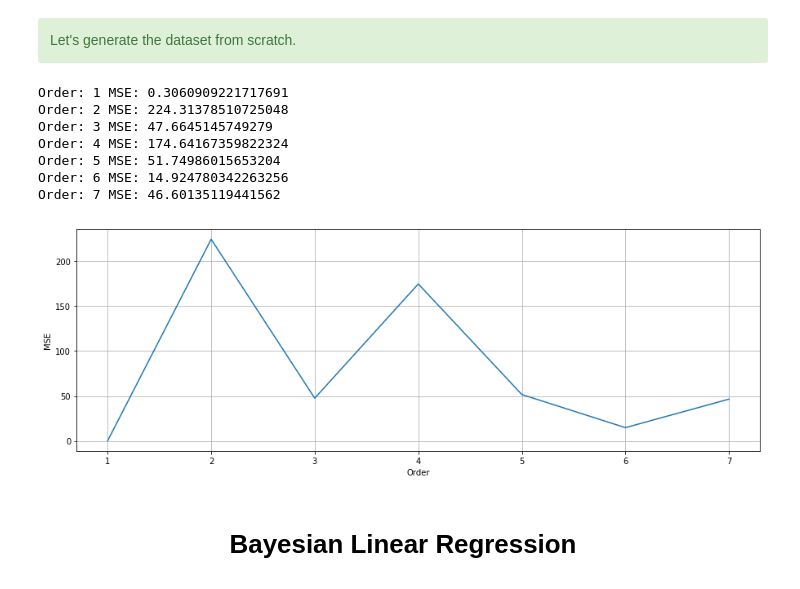
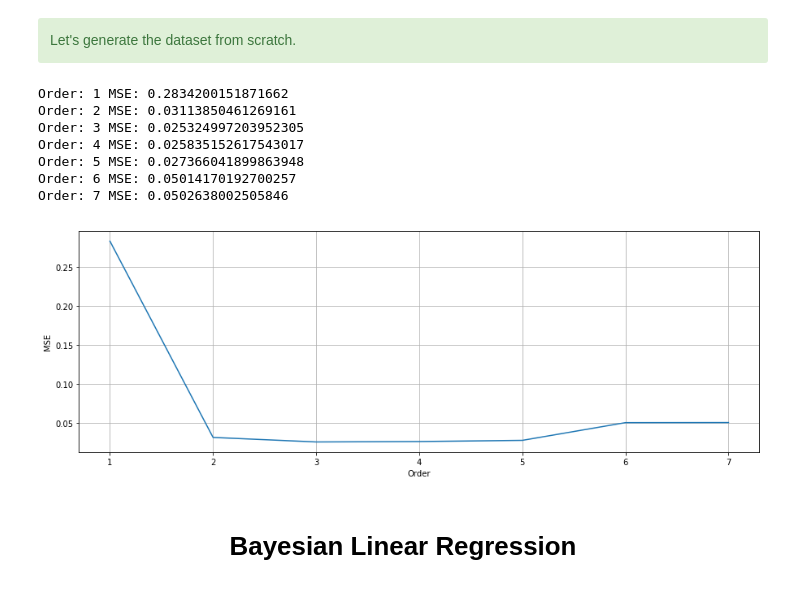
Before and after one commit to sgiammy/ASI-course, a Jupyter notebook: Lab1/linear_regression.ipynb, the cells around one changed output. Saved outputs shown, nothing was run; the diff lists cells and outputs as text; code cells hidden in the pictures.

```diff
--- a/Lab1/linear_regression.ipynb
+++ b/Lab1/linear_regression.ipynb
@@ -316,14 +306,13 @@ Write a function that, when given `x`, `t` and `x_test`, computes `w_hat` and ma
 # %%
 def predict(x, t, x_test, K=1):
 
-    """
-    TO COMPLETE
-    """
+    '''
     x = minMax.transform(x.reshape(-1,1))
     #t = minMax.transform(t.reshape(-1,1))
     x_test = minMax.transform(x_test.reshape(-1,1))
+    '''
 
-    w_hat = get_w_hat(x,t, K)
+    w_hat = get_w_hat(x, t, K)
     X_test = get_X(x_test, K)
     predictions = X_test * w_hat
 
@@ -358,8 +347,9 @@ Evaluate how the mean error changes with respect to higher order polynomial mode
 """
 
 for k in range(1, K_ex):
-    predictions_ex = predict(x_ex, t_ex, x_test_ex, k) # TO COMPLETE
-    mean_err_ex.append(np.mean(np.power(predictions_ex - t_test_ex.reshape(-1,1),2))) # TO COMPLETE
+    predictions_ex = predict(x_ex, t_ex, x_test_ex, k)
+    mse = np.square(predictions_ex - t_test_ex.reshape(-1,1)).mean()
+    mean_err_ex.append(mse)
 # %% [markdown]
 <div class="alert alert-info">
 For which polynomial order is the smallest error observed?
@@ -411,9 +401,6 @@ t_ex = 5*(x_ex**3) - x_ex**2 + x_ex + np.random.rand(50)*noise # third order plu
 # %%
 def LOOCV(data, labels, order):
 
-    """
-    TO COMPLETE
-    """
     mse_list = list()
     indices = np.arange(data.shape[0])
     for k in range(1,order):
@@ -422,33 +409,34 @@ def LOOCV(data, labels, order):
             x_tmp = data[indices != i].reshape(-1,1)
             t_tmp = labels[indices != i].reshape(-1,1)
             predictions = predict(x_tmp, t_tmp, data[indices==i].reshape(-1,1), k)
-            mse.append(np.power(predictions - labels[indices==i].reshape(-1,1),2))
-        #print(sum(mse)/50)
+
+            mse.append(np.square(predictions - labels[indices==i].reshape(-1,1)).mean())
+
         mse_list.append(np.mean(mse))
 
     return mse_list
 # %%
-mse_LOOCV = LOOCV(x_ex, t_ex, 8)
+mse_LOOCV = LOOCV(x_ex_scaled, t_ex, 8)
 
 for i in range(len(mse_LOOCV)):
     print("Order:", i+1, "MSE:", mse_LOOCV[i])
 # %% [output]
-Order: 1 MSE: 0.3060909221717691
-Order: 2 MSE: 224.31378510725048
-Order: 3 MSE: 47.6645145749279
-Order: 4 MSE: 174.64167359822324
-Order: 5 MSE: 51.74986015653204
-Order: 6 MSE: 14.924780342263256
-Order: 7 MSE: 46.60135119441562
+Order: 1 MSE: 0.2834200151871662
+Order: 2 MSE: 0.03113850461269161
+Order: 3 MSE: 0.025324997203952305
+Order: 4 MSE: 0.025835152617543017
+Order: 5 MSE: 0.027366041899863948
+Order: 6 MSE: 0.05014170192700257
+Order: 7 MSE: 0.0502638002505846
 # %%
 plt.figure(figsize=(15,5))
-plt.plot(range(1,len(mse_LOOCV)+1), mse_LOOCV)
+plt.plot(range(1,len(mse_LOOCV)+1), mse_LOOCV[:])
 plt.xlabel("Order")
 plt.ylabel("MSE")
 plt.grid()
 plt.show()
 # %% [output]
-[figure, old version]
+[figure, new version]
 # %% [markdown]
 <h1 style="text-align:center">Bayesian Linear Regression</h1>
 # %% [markdown]
```
Also changed, not shown: parts of 36 cells of this notebook.
